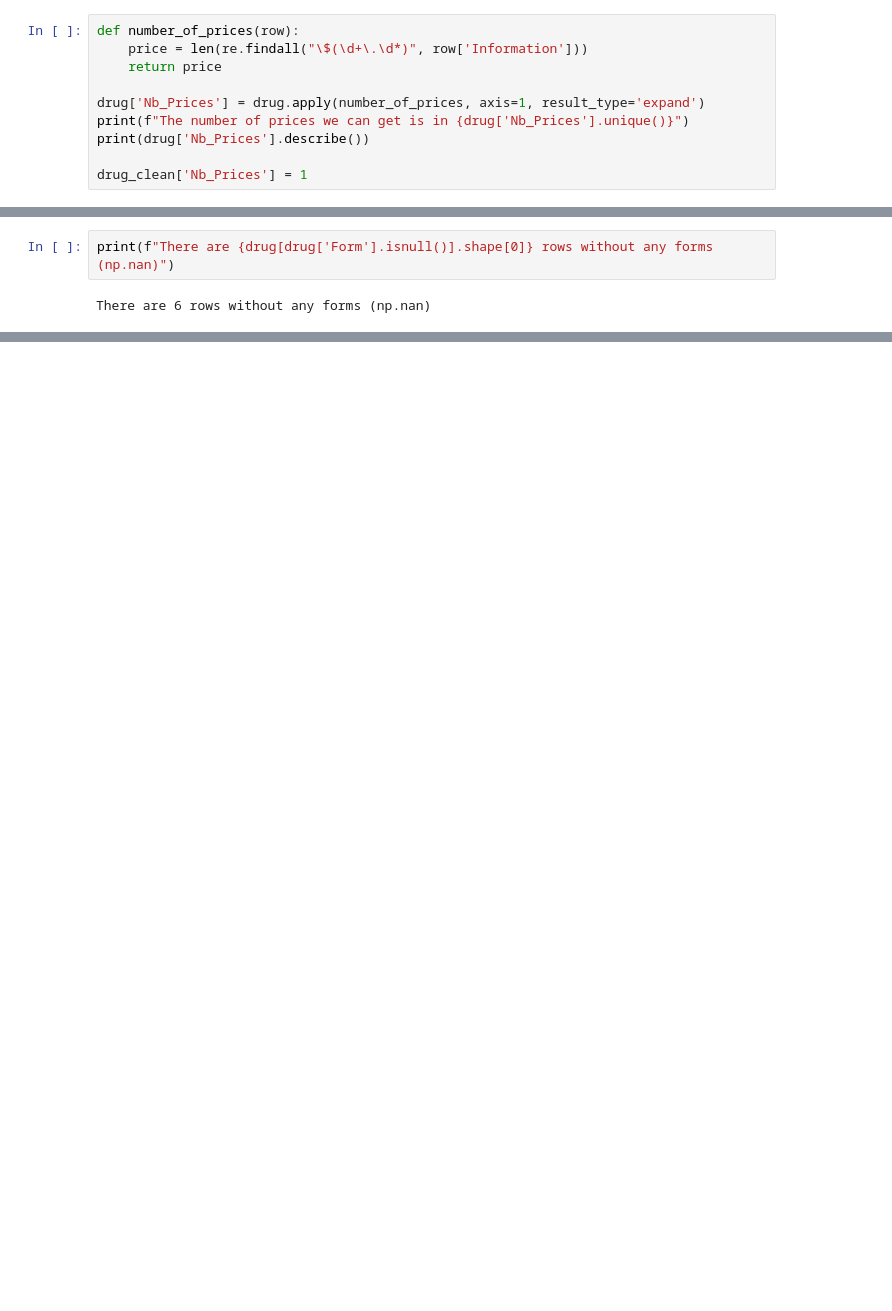
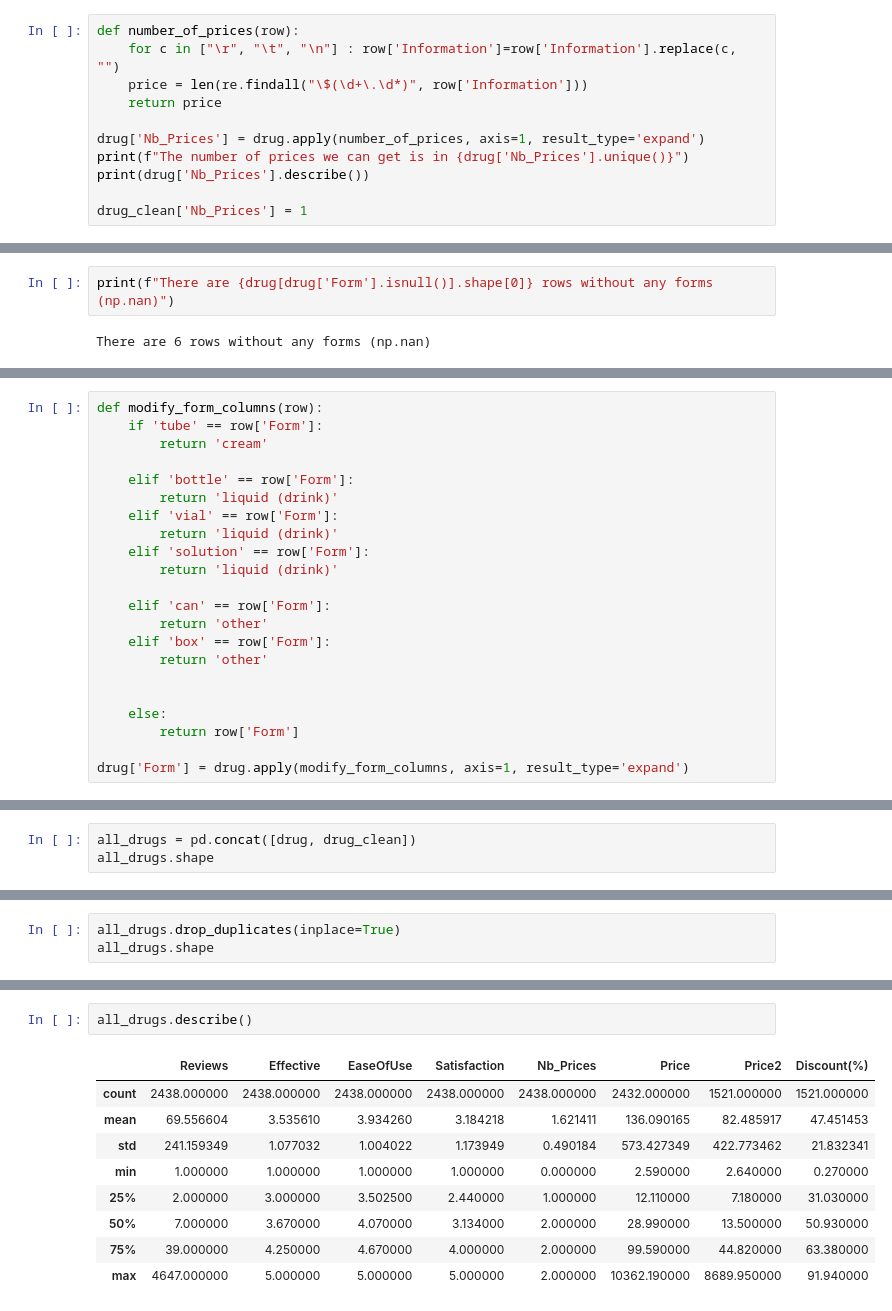
Before and after one commit to kevinguyodo/Projet-B3-data, a Jupyter notebook: exps.ipynb, the cells around one changed output, grey strips where cells are left out. Saved outputs shown, nothing was run; the diff lists cells and outputs as text; blank space fills up the shorter version.

Commit message:
[exps.ipynb] concat datasets

```diff
--- a/exps.ipynb
+++ b/exps.ipynb
@@ -237,6 +267,7 @@ Let's see how many prices by row we can get.
 </div>
 # %%
 def number_of_prices(row):
+    for c in ["\r", "\t", "\n"] : row['Information']=row['Information'].replace(c, "")
     price = len(re.findall("\$(\d+\.\d*)", row['Information']))
     return price
 
@@ -481,0 +524,22 @@ There are 6 rows without any forms (np.nan)
+# %%
+def modify_form_columns(row):
+    if 'tube' == row['Form']:
+        return 'cream'
+
+    elif 'bottle' == row['Form']:
+        return 'liquid (drink)'
+    elif 'vial' == row['Form']:
+        return 'liquid (drink)'
+    elif 'solution' == row['Form']:
+        return 'liquid (drink)'
+
+    elif 'can' == row['Form']:
+        return 'other'
+    elif 'box' == row['Form']:
+        return 'other'
+
+
+    else:
+        return row['Form']
+
+drug['Form'] = drug.apply(modify_form_columns, axis=1, result_type='expand')
@@ -481,0 +565,3 @@ There are 6 rows without any forms (np.nan)
+# %%
+all_drugs = pd.concat([drug, drug_clean])
+all_drugs.shape
@@ -481,0 +581,3 @@ There are 6 rows without any forms (np.nan)
+# %%
+all_drugs.drop_duplicates(inplace=True)
+all_drugs.shape
@@ -481,0 +590,12 @@ There are 6 rows without any forms (np.nan)
+# %%
+all_drugs.describe()
+# %% [output]
+|  | Reviews | Effective | EaseOfUse | Satisfaction | Nb_Prices | Price | Price2 | Discount(%) |
+| count | 2438.000000 | 2438.000000 | 2438.000000 | 2438.000000 | 2438.000000 | 2432.000000 | 1521.000000 | 1521.000000 |
+| mean | 69.556604 | 3.535610 | 3.934260 | 3.184218 | 1.621411 | 136.090165 | 82.485917 | 47.451453 |
+| std | 241.159349 | 1.077032 | 1.004022 | 1.173949 | 0.490184 | 573.427349 | 422.773462 | 21.832341 |
+| min | 1.000000 | 1.000000 | 1.000000 | 1.000000 | 0.000000 | 2.590000 | 2.640000 | 0.270000 |
+| 25% | 2.000000 | 3.000000 | 3.502500 | 2.440000 | 1.000000 | 12.110000 | 7.180000 | 31.030000 |
+| 50% | 7.000000 | 3.670000 | 4.070000 | 3.134000 | 2.000000 | 28.990000 | 13.500000 | 50.930000 |
+| 75% | 39.000000 | 4.250000 | 4.670000 | 4.000000 | 2.000000 | 99.590000 | 44.820000 | 63.380000 |
+| max | 4647.000000 | 5.000000 | 5.000000 | 5.000000 | 2.000000 | 10362.190000 | 8689.950000 | 91.940000 |
```
Also changed, not shown: parts of 25 cells of this notebook, 1 other file.
